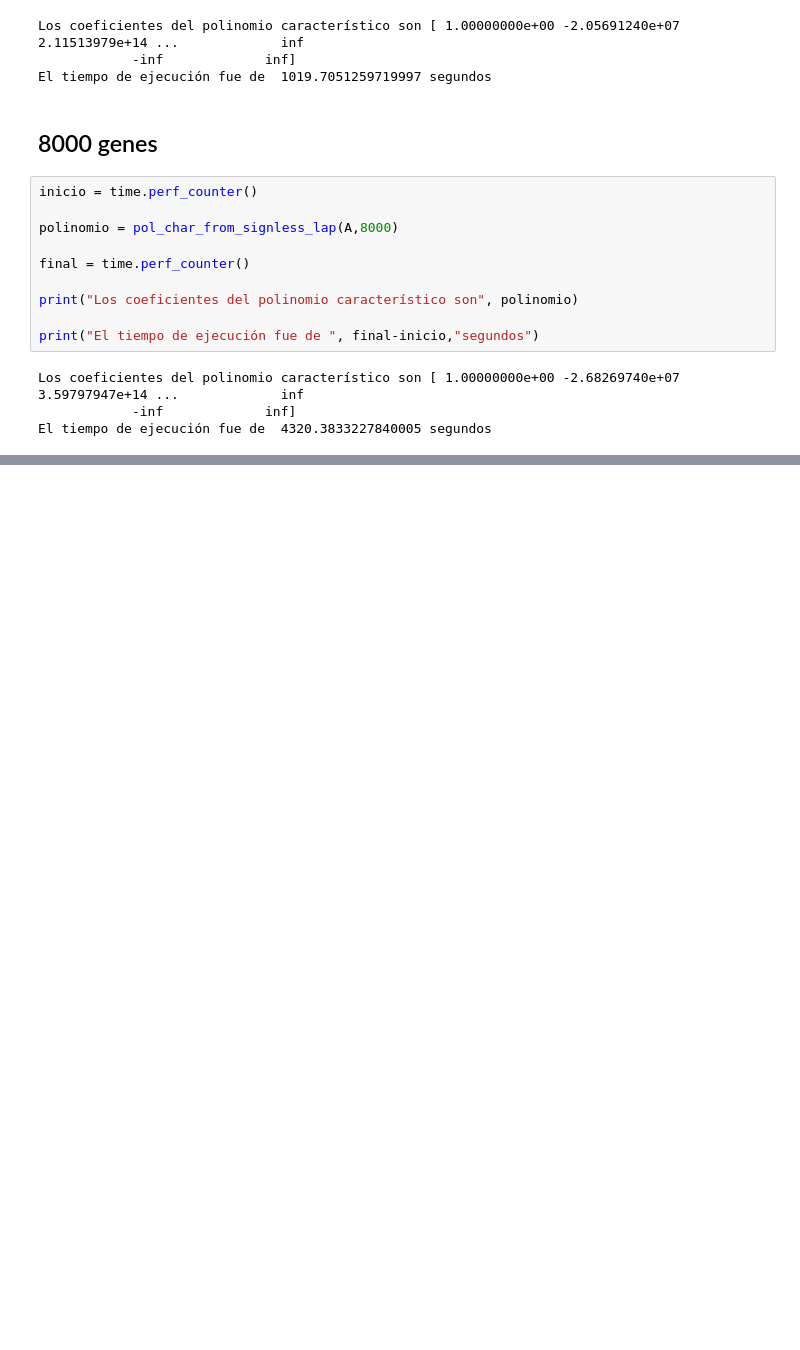
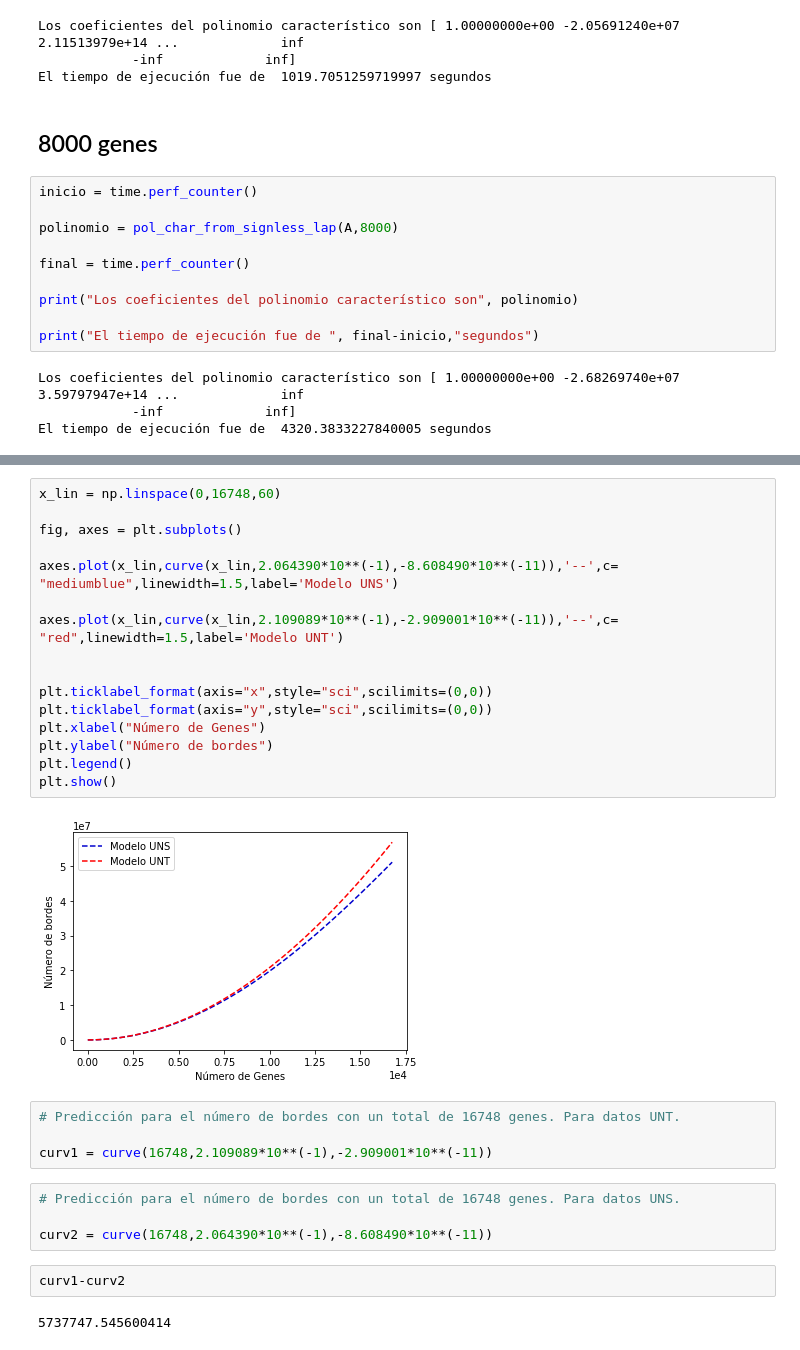
Before and after one commit to Alejandro1848/SGT-in-cancer-GRN, a Jupyter notebook: SignlessLapMatAnalysys_UNT.ipynb, the cells around one changed output, grey strips where cells are left out. Drawn from its saved outputs; the diff is of its cells as text; blank space fills up the shorter version.

```diff
--- a/SignlessLapMatAnalysys_UNT.ipynb
+++ b/SignlessLapMatAnalysys_UNT.ipynb
@@ -204,0 +461,30 @@ El tiempo de ejecución fue de  4320.3833227840005 segundos
+# %%
+x_lin = np.linspace(0,16748,60)
+
+fig, axes = plt.subplots()
+
+axes.plot(x_lin,curve(x_lin,2.064390*10**(-1),-8.608490*10**(-11)),'--',c= "mediumblue",linewidth=1.5,label='Modelo UNS')
+
+axes.plot(x_lin,curve(x_lin,2.109089*10**(-1),-2.909001*10**(-11)),'--',c= "red",linewidth=1.5,label='Modelo UNT')
+
+
+plt.ticklabel_format(axis="x",style="sci",scilimits=(0,0))
+plt.ticklabel_format(axis="y",style="sci",scilimits=(0,0))
+plt.xlabel("Número de Genes")
+plt.ylabel("Número de bordes")
+plt.legend()
+plt.show()
+# %% [output]
+[figure, added]
+# %%
+# Predicción para el número de bordes con un total de 16748 genes. Para datos UNT.
+
+curv1 = curve(16748,2.109089*10**(-1),-2.909001*10**(-11))
+# %%
+# Predicción para el número de bordes con un total de 16748 genes. Para datos UNS.
+
+curv2 = curve(16748,2.064390*10**(-1),-8.608490*10**(-11))
+# %%
+curv1-curv2
+# %% [output]
+5737747.545600414
```
Also changed, not shown: parts of 38 cells of this notebook.
